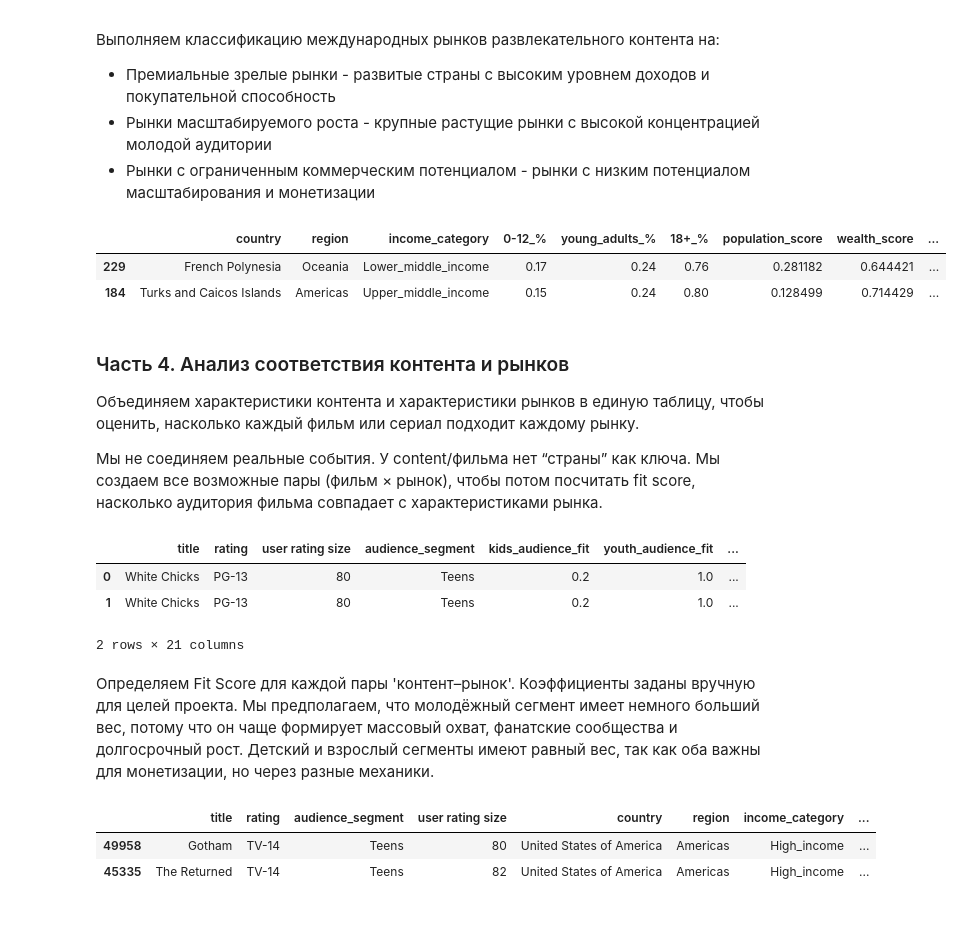
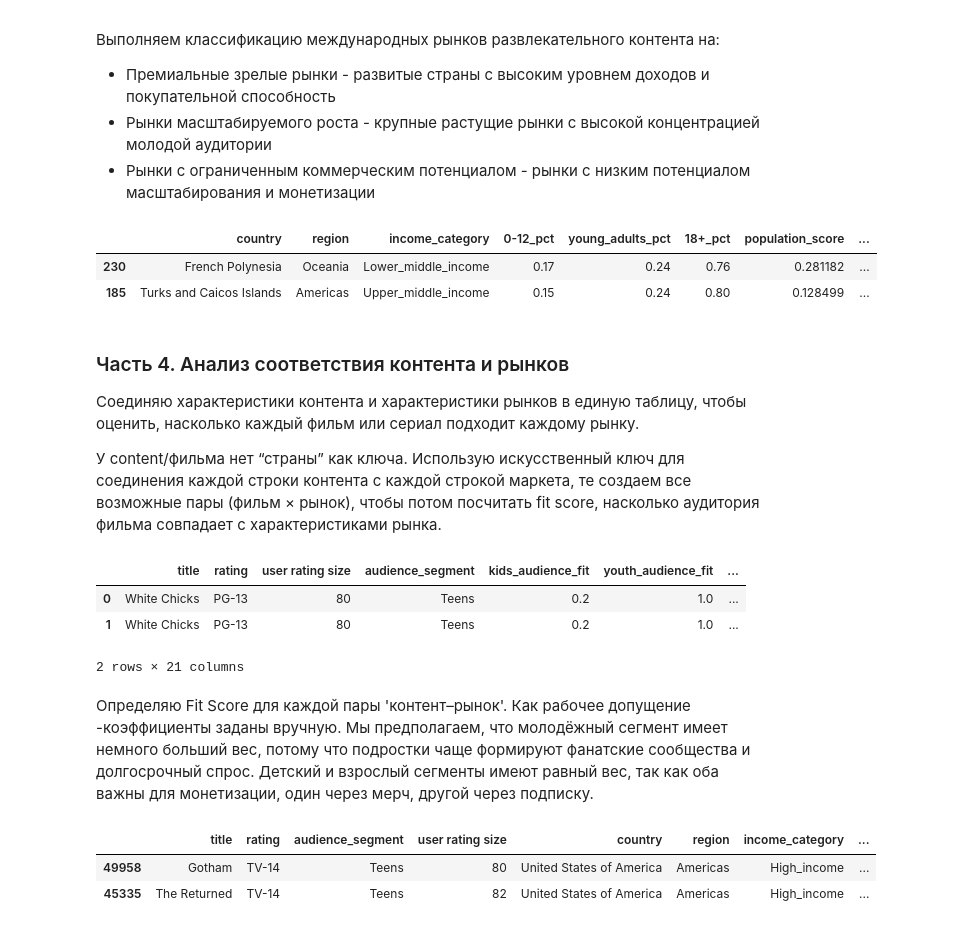
Before and after one commit to dtamendarov/MDS-EDA_Netflix, a Jupyter notebook: 03. Демографический анализ (Светлана).ipynb, the cells around one changed output. Saved outputs shown, nothing was run; the diff lists cells and outputs as text; code cells hidden in the pictures.

```diff
--- a/03. Демографический анализ (Светлана).ipynb
+++ b/03. Демографический анализ (Светлана).ipynb
@@ -371,0 +102,26 @@ Text(0, 0.5, 'Потенциал премиального взрослого р
+# %%
+population = pd.read_excel('UN_Population_2023.xlsx')
+gdp = pd.read_excel('WB_gdp_2023.xlsx')
+geo = pd.read_excel('Georgaphy_data.xlsx')
+income_rate = pd.read_csv('lifeexpectancy-verbose.csv')
+
+gdp = gdp[['country_code','gdp_per_capita_usd']]
+
+youth_audience = ['20-24','25-29','30-34']
+
+adult_columns = ['20-24','25-29','30-34','35-39','40-44','45-49','50-54','55-59','60-64','65-69','70-74','75-79','80-84','85-89','90-94']
+population['0-12'] = round((population['0-4']+population['5-9']+population['10-14']/5*3),0)
+population['13-17'] = round((population['10-14']/5*2 + population['15-19']/5*3),0)
+population['18+'] = round((population['15-19']/5*2+population[adult_columns].sum(axis=1)),0)
+population['young_adults'] = round((population[youth_audience].sum(axis=1) + population['15-19']/5*2),0)
+population['total_population'] = population['0-12']+population['13-17']+population['18+']
+
+population['0-12_pct'] = round(population['0-12']/population['total_population'],2)
+population['13-17_pct'] = round(population['13-17']/population['total_population'],2)
+population['18+_pct'] = round(population['18+']/population['total_population'],2)
+population['young_adults_pct'] = round(population['young_adults']/population['total_population'],2)
+
+population = population[['Region, subregion, country or area *', 'ISO3 Alpha-code', '0-12', '13-17', 'young_adults', '18+', 'total_population', '0-12_pct', '13-17_pct', 'young_adults_pct', '18+_pct']]
+population = population.rename(columns={'Region, subregion, country or area *': 'country','ISO3 Alpha-code': 'country_code','0-12': 'age_group_0-12','13-17': 'age_group_13-17','18+': 'age_group_18+'})
+
+population.head(1)
@@ -371,0 +204,10 @@ Text(0, 0.5, 'Потенциал премиального взрослого р
+# %%
+regions['kids_market_score'] = (0.35 * regions['0-12_pct'] +  0.35 * regions['population_score'] + 0.3 * regions['wealth_score'])
+
+regions['youth_market_score'] = (0.3 * regions['young_adults_pct'] + 0.3 * regions['population_score'] + 0.4 * regions['wealth_score'])
+
+regions['adult_premium_score'] = (0.7 * regions['wealth_score'] + 0.3 * regions['18+_pct'])
+
+regions = regions[['country','country_code','region', 'sub-region', '0-12_pct', 'young_adults_pct', '18+_pct', 'total_population','income_category',
+                   'wealth_score', 'population_score','kids_market_score', 'youth_market_score', 'adult_premium_score']]
+regions.head(2)
@@ -378,28 +323,26 @@ Text(0, 0.5, 'Потенциал премиального взрослого р
 # %%
 regions['premium_market_score'] = regions['adult_premium_score']
 regions['growth_market_score'] = (0.4 * regions['youth_market_score'] + 0.35 * regions['kids_market_score'] + 0.25 * regions['wealth_score'])
 
-#Порог 0.58 для growth подбирала вручную, при 0.60 слишком много стран падало в Limited
 conditions = [regions['premium_market_score'] >= 0.8,  regions['growth_market_score'] >= 0.45]
 
 choices = ['Premium Mature Markets','Scalable Growth Markets']
 
 regions['market_archetype_final'] = np.select(conditions,choices,default='Limited Commercial Potential')
 
-market_archetypes = (regions[['country','region', 'income_category', '0-12_%','young_adults_%','18+_%','population_score', 'wealth_score', 'kids_market_score', 'youth_market_score',
-                                    'adult_premium_score', 'growth_market_score', 'premium_market_score','market_archetype_final']].sort_values(['market_archetype_final', 'growth_market_score', 'premium_market_score'],
-                                    ascending=[True, False, False]))
+market_archetypes = (regions[['country','region', 'income_category', '0-12_pct','young_adults_pct','18+_pct','population_score', 'wealth_score', 'kids_market_score', 'youth_market_score',
+'adult_premium_score', 'growth_market_score', 'premium_market_score','market_archetype_final']].sort_values(['market_archetype_final', 'growth_market_score', 'premium_market_score'],ascending=[True, False, False]))
 
 market_archetypes.head(2)
 # %% [output]
-|  | country | region | income_category | 0-12_% | young_adults_% | 18+_% | population_score | wealth_score | ... |
-| 229 | French Polynesia | Oceania | Lower_middle_income | 0.17 | 0.24 | 0.76 | 0.281182 | 0.644421 | ... |
-| 184 | Turks and Caicos Islands | Americas | Upper_middle_income | 0.15 | 0.24 | 0.80 | 0.128499 | 0.714429 | ... |
+|  | country | region | income_category | 0-12_pct | young_adults_pct | 18+_pct | population_score | ... |
+| 230 | French Polynesia | Oceania | Lower_middle_income | 0.17 | 0.24 | 0.76 | 0.281182 | ... |
+| 185 | Turks and Caicos Islands | Americas | Upper_middle_income | 0.15 | 0.24 | 0.80 | 0.128499 | ... |
 # %% [markdown]
 ### Часть 4. Анализ соответствия контента и рынков
-Объединяем характеристики контента и характеристики рынков в единую таблицу, чтобы оценить, насколько каждый фильм или сериал подходит каждому рынку.
+Соединяю характеристики контента и характеристики рынков в единую таблицу, чтобы оценить, насколько каждый фильм или сериал подходит каждому рынку.
 
-Мы не соединяем реальные события. У content/фильма нет “страны” как ключа. Мы создаем все возможные пары (фильм × рынок), чтобы потом посчитать fit score, насколько аудитория фильма совпадает с характеристиками рынка.
+У content/фильма нет “страны” как ключа. Использую искусственный ключ для соединения каждой строки контента с каждой строкой маркета, те создаем все возможные пары (фильм × рынок), чтобы потом посчитать fit score, насколько аудитория фильма совпадает с характеристиками рынка.
 # %%
 content['key'] = 1
 market_archetypes['key'] = 1
@@ -413,7 +356,7 @@ content_market_fit.head(2)
 | 1 | White Chicks | PG-13 | 80 | Teens | 0.2 | 1.0 | ... |
 2 rows × 21 columns
 # %% [markdown]
-Определяем Fit Score для каждой пары 'контент–рынок'. Коэффициенты заданы вручную для целей проекта. Мы предполагаем, что молодёжный сегмент имеет немного больший вес, потому что он чаще формирует массовый охват, фанатские сообщества и долгосрочный рост. Детский и взрослый сегменты имеют равный вес, так как оба важны для монетизации, но через разные механики.
+Определяю Fit Score для каждой пары 'контент–рынок'. Как рабочее допущение -коэффициенты заданы вручную. Мы предполагаем, что молодёжный сегмент имеет немного больший вес, потому что подростки чаще формируют фанатские сообщества и долгосрочный спрос. Детский и взрослый сегменты имеют равный вес, так как оба важны для монетизации, один через мерч, другой через подписку.
 # %%
 content_market_fit['kids_fit'] = (content_market_fit['kids_audience_fit'] *content_market_fit['kids_market_score'])
 content_market_fit['youth_fit'] = (content_market_fit['youth_audience_fit'] * content_market_fit['youth_market_score'])
```
Also changed, not shown: parts of 48 cells of this notebook.
